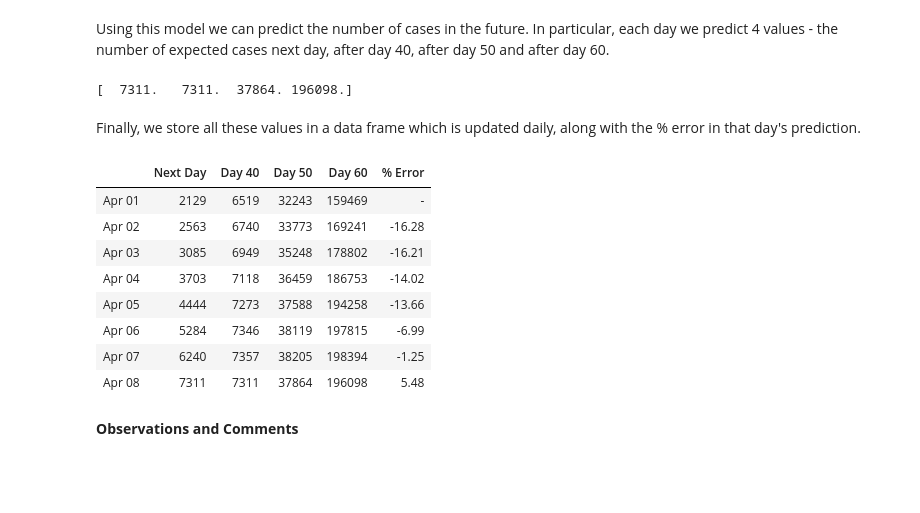
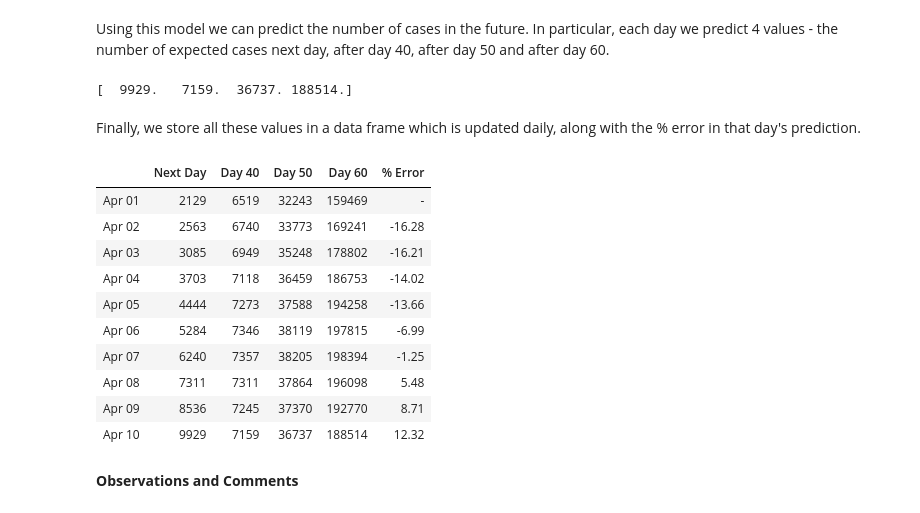
Before and after one commit to gunagya/coronavirus-cases-predictor, a Jupyter notebook: Coronavirus Cases Predictor.ipynb, the cells around one changed output. Cells and saved outputs as stored; diff of their text form; code cells hidden in the pictures; blank space fills up the shorter version.

```diff
--- a/Coronavirus Cases Predictor.ipynb
+++ b/Coronavirus Cases Predictor.ipynb
@@ -102,33 +104,37 @@ sns.lmplot(x='Days', y='log(Cases)', data=model_df)
 # %% [markdown]
 Using this model we can predict the number of cases in the future. In particular, each day we predict 4 values - the number of expected cases next day, after day 40, after day 50 and after day 60.
 # %%
-pred = lm.predict(pd.DataFrame([40, 40, 50, 60]))
+pred = lm.predict(pd.DataFrame([42, 40, 50, 60]))
 print(np.round(10**pred))
 # %% [output]
-[  7311.   7311.  37864. 196098.]
+[  9929.   7159.  36737. 188514.]
 # %% [markdown]
 Finally, we store all these values in a data frame which is updated daily, along with the % error in that day's prediction.
 # %%
 daily_upd = pd.DataFrame(index=['Next Day', 'Day 40', 'Day 50', 'Day 60', '% Error'], data=[2129, 6519, 32243, 159469, '-'], columns=['Apr 01'])
 daily_upd['Apr 02'] = [2563, 6740, 33773, 169241, -16.28]
 daily_upd['Apr 03'] = [3085, 6949, 35248, 178802, -16.21]
 daily_upd['Apr 04'] = [3703, 7118, 36459, 186753, -14.02]
 daily_upd['Apr 05'] = [4444, 7273, 37588, 194258, -13.66]
 daily_upd['Apr 06'] = [5284, 7346, 38119, 197815, -6.99]
 daily_upd['Apr 07'] = [6240, 7357, 38205, 198394, -1.25]
 daily_upd['Apr 08'] = [7311, 7311, 37864, 196098, 5.48]
+daily_upd['Apr 09'] = [8536, 7245, 37370, 192770, 8.71]
+daily_upd['Apr 10'] = [9929, 7159, 36737, 188514, 12.32]
 daily_upd = daily_upd.transpose()
 daily_upd
 # %% [output]
 |  | Next Day | Day 40 | Day 50 | Day 60 | % Error |
 | Apr 01 | 2129 | 6519 | 32243 | 159469 | - |
 | Apr 02 | 2563 | 6740 | 33773 | 169241 | -16.28 |
 | Apr 03 | 3085 | 6949 | 35248 | 178802 | -16.21 |
 | Apr 04 | 3703 | 7118 | 36459 | 186753 | -14.02 |
 | Apr 05 | 4444 | 7273 | 37588 | 194258 | -13.66 |
 | Apr 06 | 5284 | 7346 | 38119 | 197815 | -6.99 |
 | Apr 07 | 6240 | 7357 | 38205 | 198394 | -1.25 |
 | Apr 08 | 7311 | 7311 | 37864 | 196098 | 5.48 |
+| Apr 09 | 8536 | 7245 | 37370 | 192770 | 8.71 |
+| Apr 10 | 9929 | 7159 | 36737 | 188514 | 12.32 |
 # %% [markdown]
 **Observations and Comments**
 # %% [markdown]
```
Also changed, not shown: parts of 5 cells of this notebook.
